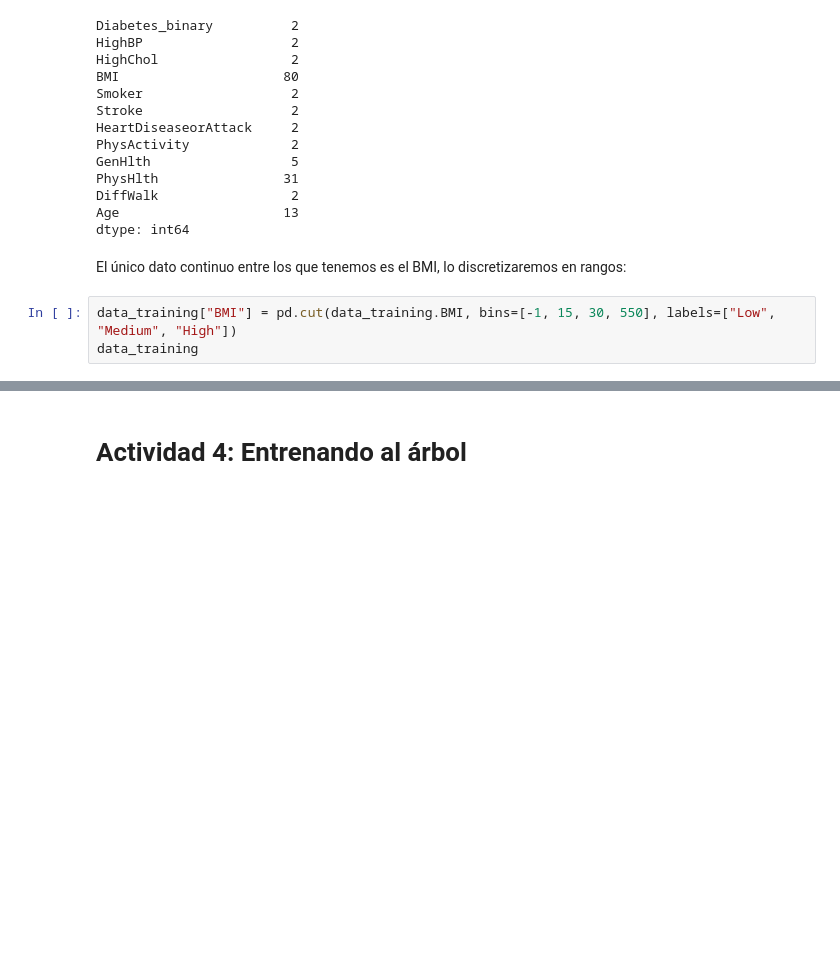
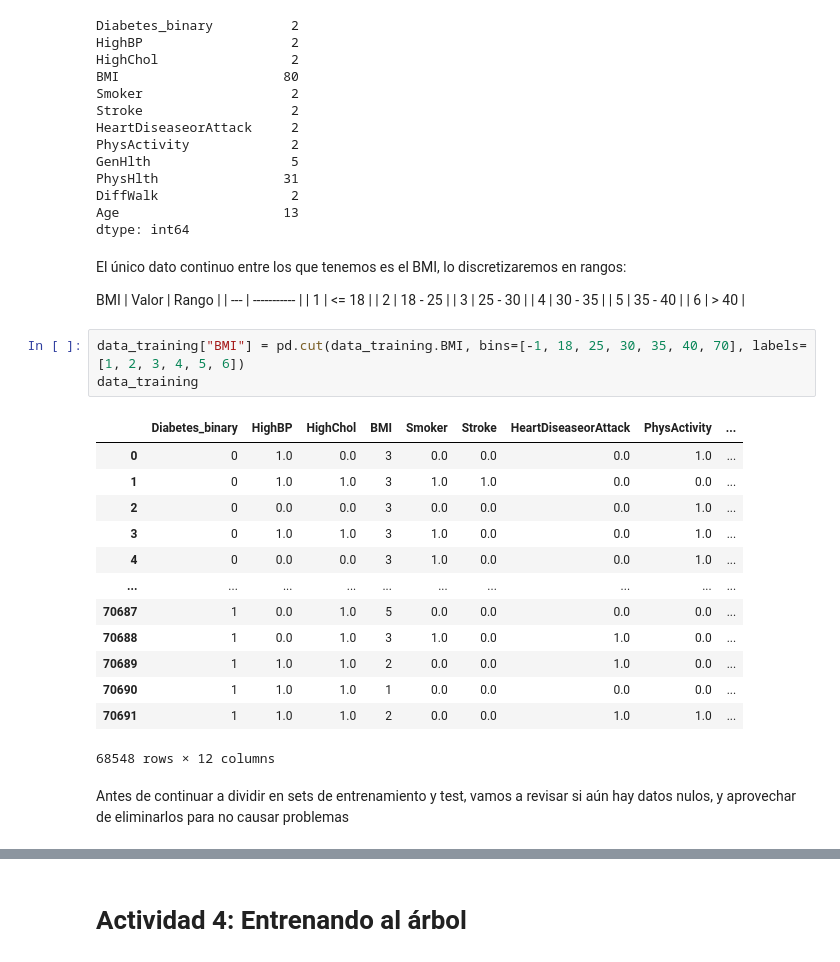
Before and after one commit to blanca-romero/tarea-3-ia, a Jupyter notebook: 01 - Árboles de Decisión/DCClinica.ipynb, the cells around one changed output, grey strips where cells are left out. Saved outputs shown, nothing was run; the diff lists cells and outputs as text; blank space fills up the shorter version.

```diff
--- a/01 - Árboles de Decisión/DCClinica.ipynb
+++ b/01 - Árboles de Decisión/DCClinica.ipynb
@@ -359,6 +359,32 @@ Age                     13
 dtype: int64
 # %% [markdown]
 El único dato continuo entre los que tenemos es el BMI, lo discretizaremos en rangos:
+
+BMI
+| Valor | Rango |
+| --- | ----------- |
+| 1 | <= 18 |
+| 2 | 18 - 25 |
+| 3 | 25 - 30 |
+| 4 | 30 - 35 |
+| 5 | 35 - 40 |
+| 6 | > 40 |
 # %%
-data_training["BMI"] = pd.cut(data_training.BMI, bins=[-1, 15, 30, 550], labels=["Low", "Medium", "High"])
+data_training["BMI"] = pd.cut(data_training.BMI, bins=[-1, 18, 25, 30, 35, 40, 70], labels=[1, 2, 3, 4, 5, 6])
 data_training
+# %% [output]
+|  | Diabetes_binary | HighBP | HighChol | BMI | Smoker | Stroke | HeartDiseaseorAttack | PhysActivity | ... |
+| 0 | 0 | 1.0 | 0.0 | 3 | 0.0 | 0.0 | 0.0 | 1.0 | ... |
+| 1 | 0 | 1.0 | 1.0 | 3 | 1.0 | 1.0 | 0.0 | 0.0 | ... |
+| 2 | 0 | 0.0 | 0.0 | 3 | 0.0 | 0.0 | 0.0 | 1.0 | ... |
+| 3 | 0 | 1.0 | 1.0 | 3 | 1.0 | 0.0 | 0.0 | 1.0 | ... |
+| 4 | 0 | 0.0 | 0.0 | 3 | 1.0 | 0.0 | 0.0 | 1.0 | ... |
+| ... | ... | ... | ... | ... | ... | ... | ... | ... | ... |
+| 70687 | 1 | 0.0 | 1.0 | 5 | 0.0 | 0.0 | 0.0 | 0.0 | ... |
+| 70688 | 1 | 0.0 | 1.0 | 3 | 1.0 | 0.0 | 1.0 | 0.0 | ... |
+| 70689 | 1 | 1.0 | 1.0 | 2 | 0.0 | 0.0 | 1.0 | 0.0 | ... |
+| 70690 | 1 | 1.0 | 1.0 | 1 | 0.0 | 0.0 | 0.0 | 0.0 | ... |
+| 70691 | 1 | 1.0 | 1.0 | 2 | 0.0 | 0.0 | 1.0 | 1.0 | ... |
+68548 rows × 12 columns
+# %% [markdown]
+Antes de continuar a dividir en sets de entrenamiento y test, vamos a revisar si aún hay datos nulos, y aprovechar de eliminarlos para no causar problemas
```
Also changed, not shown: parts of 18 cells of this notebook, 1 other file.
